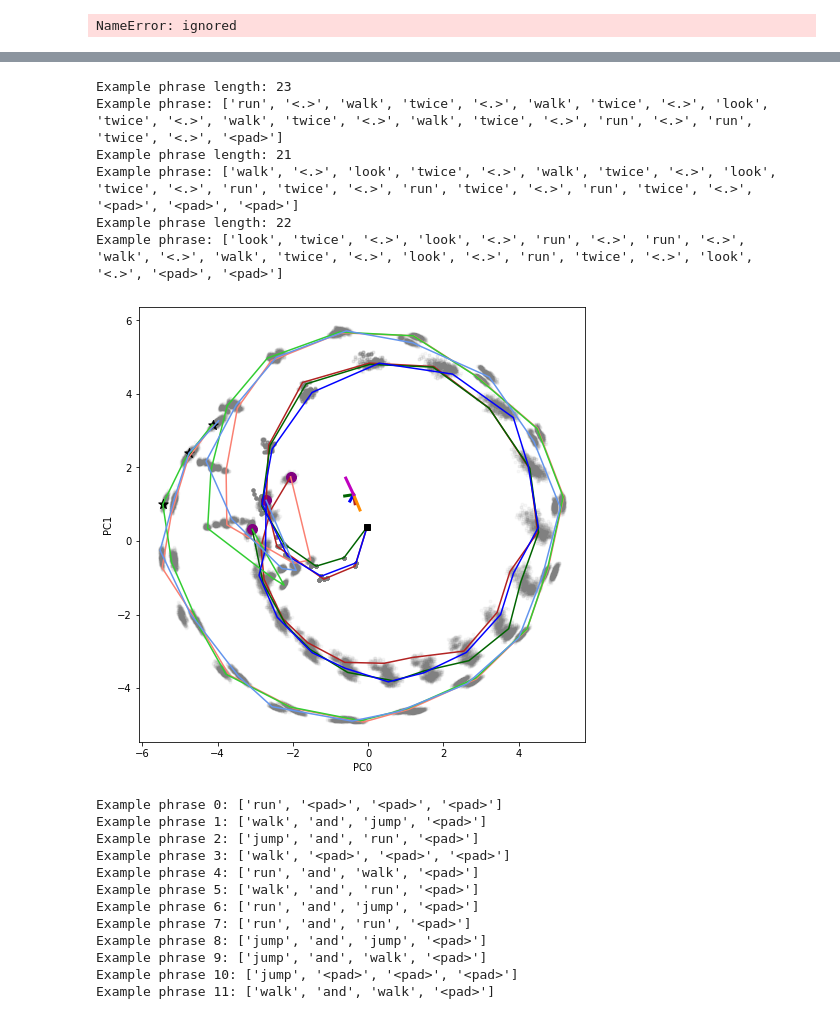
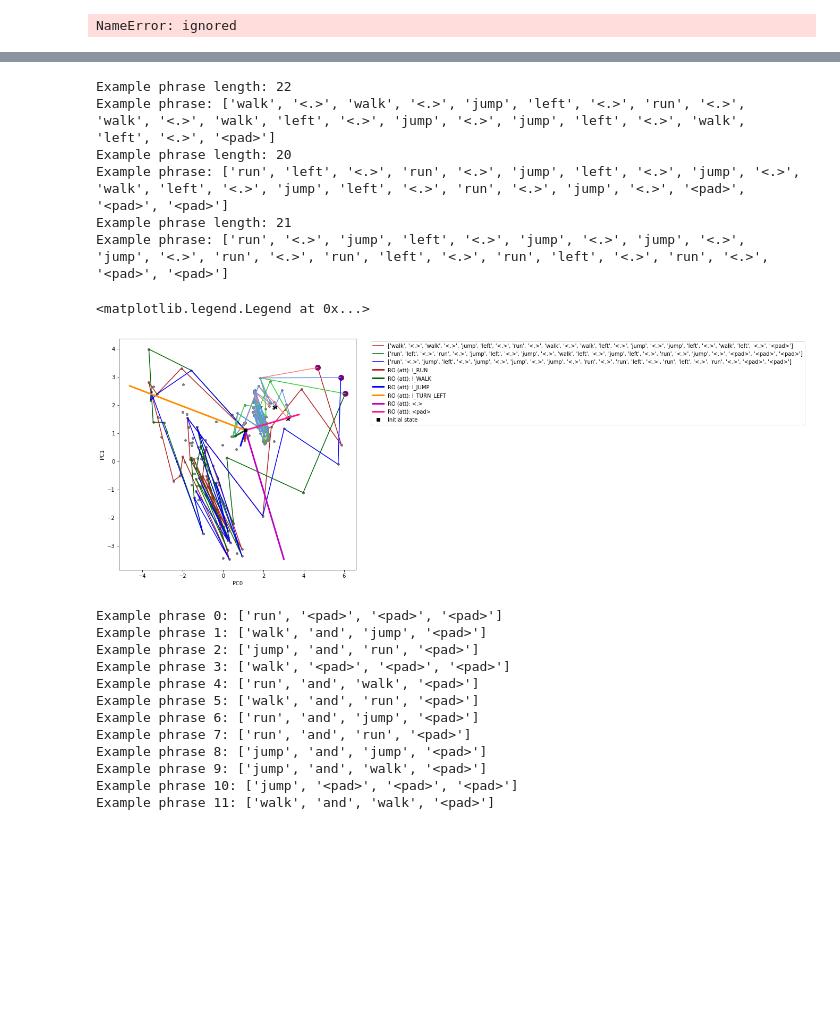
Before and after one commit to kaitken17/understand_nlp, a Jupyter notebook: sythetic_analysis_seq2seq.ipynb, the cells around one changed output, grey strips where cells are left out. Cells and saved outputs as stored; diff of their text form; code cells hidden in the pictures; blank space fills up the shorter version.

```diff
--- a/sythetic_analysis_seq2seq.ipynb
+++ b/sythetic_analysis_seq2seq.ipynb
@@ -395,12 +401,12 @@ def generate_scan(raw_in_phrases, raw_out_phrases, scan_params, trials=1):
 # %%
 # Filter raw SCAN dataset and set toy parameters
 
-# all_in_words = ['run', 'walk', 'look', 'jump', 'left', 'right', 'twice', 'opposite', 'thrice', 'turn', 'around', 'and', 'after']
-# all_out_words = ['I_RUN', 'I_WALK', 'I_LOOK', 'I_JUMP', 'I_TURN_LEFT', 'I_TURN_RIGHT']
+# all_in_words = ['run', 'walk', 'look', 'jump', 'exercise', 'left', 'right', 'twice', 'opposite', 'thrice', 'turn', 'around', 'and', 'after']
+# all_out_words = ['I_RUN', 'I_WALK', 'I_LOOK', 'I_JUMP', 'I_EXER1', 'I_EXER2', 'I_TURN_LEFT', 'I_TURN_RIGHT']
 
 scan_params = {
-  'in_words': ['run', 'walk', 'look', 'twice',],
-  'out_words': ['I_RUN', 'I_WALK', 'I_LOOK',],
+  'in_words': ['run', 'walk', 'jump', 'left',],
+  'out_words': ['I_RUN', 'I_WALK', 'I_JUMP', 'I_TURN_LEFT',],
   'extend_scan': True,
   'min_out_len': 20,
   'max_out_len': 25,
@@ -409,7 +415,7 @@ scan_params = {
   'plot_lens': True,
   'periods': True,
   'pad_dim': True,
-  'emb_dim': 20,
+  'emb_dim': 50,
 }
 
 # Reads in phrases from text_data and filters phrases to keep only those that have words in input_words
@@ -725,7 +709,7 @@ def build_rnn(rnn_specs):
 
   @jax.jit
   def accuracy_fun(params, batch):
-    all_logits = apply_fun(params, batch['inputs'])
+    all_logits = apply_fun(params, batch['inputs'], batch['in_index'])
 
     logits = mask_sequences(all_logits, batch['out_index'])
     labels = mask_sequences(batch['labels'], batch['out_index'])
@@ -1541,13 +1525,13 @@ data_type = 'scan' # toy or scan
 if data_type == 'toy':
   ########## Toy data parameters ##########
   toy_params = {
-    'phrase_length': 100,    # INPUT phrase length (output phrase length could be different)
+    'phrase_length': 20,    # INPUT phrase length (output phrase length could be different)
     'base_words': 5,
     'var_length': True,
-    'min_phrase_len': 80,
+    'min_phrase_len': 15,
     'loss_type': 'XE',
-    'pad_dim': True,
-    'emb_dim': 10,
+    'pad_dim': False,
+    'emb_dim': 100,
     'rules': [],
   }
 
@@ -1559,7 +1543,7 @@ rnn_specs = {
   'cell_type': 'GRU',                              # Supports 'Vanilla', 'GRU', 'LSTM', or 'UGRNN'
   'arch': 'enc_dec_atth',                  # Architecture, supports 'one_to_one', 'enc_dec', 'enc_dec_short', 'enc_dec_att',
                                           # 'enc_dec_atth'
-  'pos_enc_params': {'pos_enc': 'standard', 'time_scale': 100.0, 'amplitude': 1.0}, # Positional encoding: 'standard', 'hidden_conc'
+  'pos_enc_params': {'pos_enc': 'standard', 'time_scale': 30.0, 'amplitude': 1.0}, # Positional encoding: 'standard', 'hidden_conc'
   'shorts': (),
   'zero_context': True,
   'input_size': len(toy_params['in_words']),       # Number of inputs to the RNN
@@ -1584,7 +1568,7 @@ train_params = {
   'num_batchs': 1000,                    # Total number of batches to train on.
   'print_every': 100,                     # Print training informatino every so often
 
-  'n_datasets': 3,                           # Number of new train sets to generate total (this is slow)
+  'n_datasets': 4,                           # Number of new train sets to generate total (this is slow)
   'epochs': 2,                               # How many times to go through each train set completely
   'test_set_size': 200,
 }
@@ -1905,11 +1889,11 @@ if data_type == 'toy':
   hs_data = generate_data(n_trials, toy_params, rnn_specs)
 elif data_type == 'scan':
   scan_data, _ = generate_scan(raw_in_phrases, raw_out_phrases, toy_params['scan_params'], trials=n_trials)
-
   hs_data =  {
     'inputs': scan_data['inputs'],
     'labels': scan_data['labels'],
-    'index': scan_data['index'],
+    'in_index': scan_data['in_index'],
+    'out_index': scan_data['out_index'],
   }
 
 input_phrase_len = hs_data['inputs'].shape[1]
@@ -1938,8 +1922,9 @@ else:
   special_inputs[:-1, -1, eos_idx] =  np.ones((1 + rnn_specs['input_size']))
   special_data =  {
     'inputs': special_inputs,
-    'labels': np.zeros((1 + rnn_specs['input_size'],) + hs_data['labels'][0].shape), # These aren't used
-    'index': [np.max(hs_data['index']) for _ in range(1 + rnn_specs['input_size'])],
+    'labels': jnp.zeros((special_inputs.shape[0],) + hs_data['labels'][0].shape), # These aren't used
+    'in_index': jnp.asarray([np.max(hs_data['in_index']) for _ in range(special_inputs.shape[0])]),
+    'out_index': jnp.asarray([np.max(hs_data['out_index']) for _ in range(special_inputs.shape[0])]),
   }
   print('Running special data ')
   special_hs = rnn_states(special_data, final_params)
@@ -1949,9 +1934,9 @@ else:
   hs = {
     'enc': [h[:input_phrase_len] for h in raw_hs],
     'dec': [h[input_phrase_len:input_phrase_len + len]
-                for h, len in zip(raw_hs, hs_data['index'])], # includes final encoder hs
+                for h, len in zip(raw_hs, hs_data['out_index'])], # includes final encoder hs
     'encf': [h[input_phrase_len-1] for h in raw_hs],
-    'decf': [h[input_phrase_len + len -1] for h, len in zip(raw_hs, hs_data['index'])],
+    'decf': [h[input_phrase_len + len -1] for h, len in zip(raw_hs, hs_data['out_index'])],
   }
 
   print('Encoder list length:', len(hs['enc']) ,'// Individual shape:', hs['enc'][0].shape)
@@ -2085,9 +2070,9 @@ if pts_subset == 'all':
   plt.scatter(pca_hs[pc1][pl-1:], pca_hs[pc2][pl-1:], color = 'gray', marker='.', alpha=fs_alpha)
 else:
   plt.scatter(pca_hs[pc1], pca_hs[pc2], color = 'purple', marker='.', alpha=fs_alpha)
-hs_idxs = [0, 1, 2] # [0]
+hs_idxs = [5, 6 ,7] # [0]
 for hs_idx in hs_idxs: # Plots example paths
-  print('Example phrase length:', hs_data['index'][hs_idx])
+  print('Example phrase length:', hs_data['out_index'][hs_idx])
   print('Example phrase:', tensorToPhrase(hs_data['inputs'][hs_idx], toy_params['in_words']))
   if pts_subset == 'enc' or pts_subset == 'all': # Adds h0 to path
     pca_state = np.concatenate((pca_h0, pca.transform(hs[pts_subset][hs_idx]).T), axis=1)
@@ -2124,41 +2109,42 @@ for hs_idx in hs_idxs: # Plots example paths
 
 # pca_states = pca.transform(np.vstack(hs)).T
 # plt.plot(pca_states[pc1], pca_states[pc2], c = 'k', marker='o', alpha=0.01, label='Hidden sates')
 
 # Plots readout direction
 readout_type = 'att' # 'att' or 'hs'
 readout_plot = readout if readout_type == 'att' else readout_dec
 pca_ro = pca.transform(readout_plot)
 pca_zero = pca.transform(np.atleast_2d(np.zeros((rnn_specs['hidden_size'],)))).T
 for i in range(readout_plot.shape[0]):
   x_ro = [pca_zero[pc1], pca_ro[i][pc1]]
   y_ro = [pca_zero[pc2], pca_ro[i][pc2]]
-  plt.plot(x_ro, y_ro, color=state_colors[i], linewidth = 3, label=f'RO ({readout_type}): '+toy_params['out_words'][i])
+  plt.plot(x_ro, y_ro, color=state_colors[i], linewidth = 3, label=f'RO ({readout_type}): '+ toy_params['out_words'][i])
 
 # path_idxs = [54, 56, 57]
 # for path_idx in path_idxs:
 #   print('Path labels:', syn_data_test['labels'][path_idx])
 #   path_pca = pca.transform(hs[path_idx]).T
 #   plt.plot(path_pca[pc1], path_pca[pc2], c='orange', marker='.', label='Random Path')
 
 plt.plot(pca_h0[pc1], pca_h0[pc2], 'ks', label='Initial state')
 
 plt.xlabel('PC'+str(pc1))
 plt.ylabel('PC'+str(pc2))
 plt_lim = None
 if plt_lim != None:
   plt.xlim(-plt_lim, plt_lim)
   plt.ylim(-plt_lim, plt_lim)
 
-# plt.legend(bbox_to_anchor=(1.05, 1), loc='upper left')
+plt.legend(bbox_to_anchor=(1.05, 1), loc='upper left')
 # %% [output]
-Example phrase length: 23
-Example phrase: ['run', '<.>', 'walk', 'twice', '<.>', 'walk', 'twice', '<.>', 'look', 'twice', '<.>', 'walk', 'twice', '<.>', 'walk', 'twice', '<.>', 'run', '<.>', 'run', 'twice', '<.>', '<pad>']
+Example phrase length: 22
+Example phrase: ['walk', '<.>', 'walk', '<.>', 'jump', 'left', '<.>', 'run', '<.>', 'walk', '<.>', 'walk', 'left', '<.>', 'jump', '<.>', 'jump', 'left', '<.>', 'walk', 'left', '<.>', '<pad>']
+Example phrase length: 20
+Example phrase: ['run', 'left', '<.>', 'run', '<.>', 'jump', 'left', '<.>', 'jump', '<.>', 'walk', 'left', '<.>', 'jump', 'left', '<.>', 'run', '<.>', 'jump', '<.>', '<pad>', '<pad>', '<pad>']
 Example phrase length: 21
-Example phrase: ['walk', '<.>', 'look', 'twice', '<.>', 'walk', 'twice', '<.>', 'look', 'twice', '<.>', 'run', 'twice', '<.>', 'run', 'twice', '<.>', 'run', 'twice', '<.>', '<pad>', '<pad>', '<pad>']
-Example phrase length: 22
-Example phrase: ['look', 'twice', '<.>', 'look', '<.>', 'run', '<.>', 'run', '<.>', 'walk', '<.>', 'walk', 'twice', '<.>', 'look', '<.>', 'run', 'twice', '<.>', 'look', '<.>', '<pad>', '<pad>']
+Example phrase: ['run', '<.>', 'jump', 'left', '<.>', 'jump', '<.>', 'jump', '<.>', 'jump', '<.>', 'run', '<.>', 'run', 'left', '<.>', 'run', 'left', '<.>', 'run', '<.>', '<pad>', '<pad>']
+<matplotlib.legend.Legend at 0x...>
-[figure, old version]
+[figure, new version]
 # %%
 for i in range(12):
   print(f'Example phrase {i}:', tensorToPhrase(hs_data['inputs'][i], toy_params['in_words']))
```
Also changed, not shown: parts of 48 cells of this notebook.
